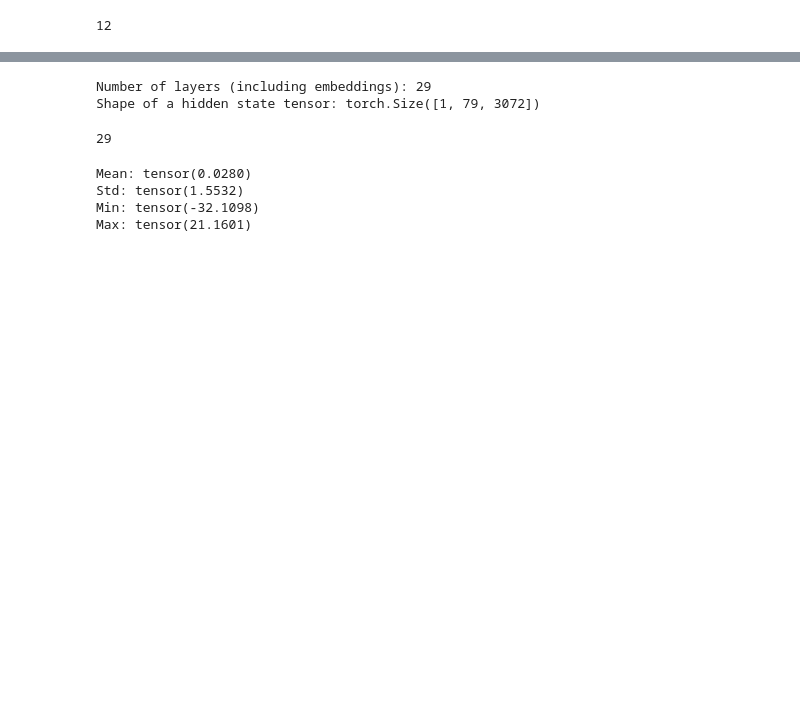
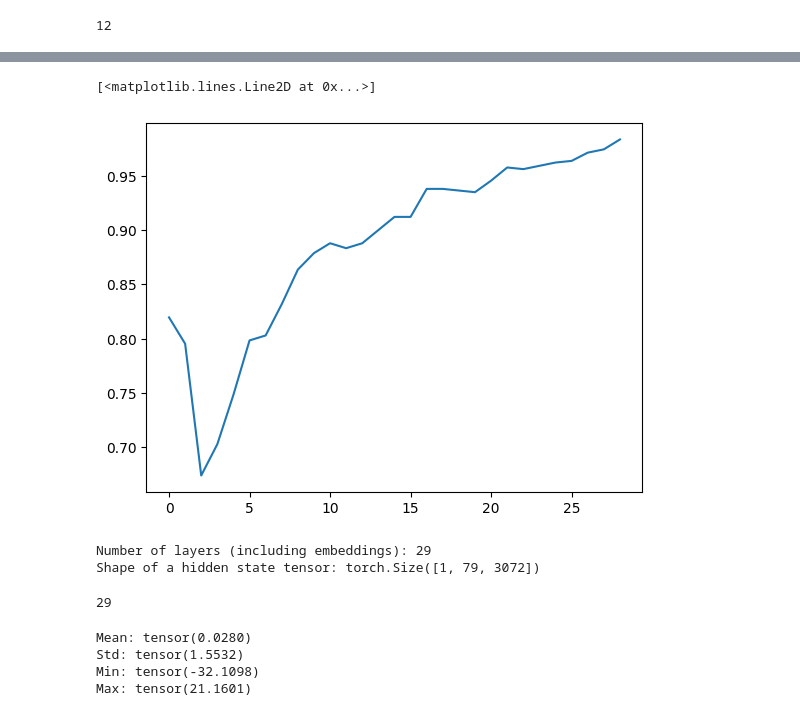
Before and after one commit to jessmka/probing_classifiers, a Jupyter notebook: probes.ipynb, the cells around one changed output, grey strips where cells are left out. Drawn from its saved outputs; the diff is of its cells as text; code cells hidden in the pictures; blank space fills up the shorter version.

```diff
--- a/probes.ipynb
+++ b/probes.ipynb
@@ -41,5 +38,10 @@ for j in range(29):
 # data_dict
 # %%
+# loop through prompts and get hidden states
+data_dict = {}
+# Create keys with empty lists for each layer in hidden_states
+for j in range(29):
+    data_dict[j] = []
 # Loop through and add demo + hidden_state to data_dict
 for i in prompts_data:
     for k,v in i.items():
@@ -55,5 +57,10 @@ for i in prompts_data:
             # Extract hidden states
             hidden_states = outputs.hidden_states
             for idx, repr in enumerate(hidden_states):
-                data_dict[idx].append(dict(demo=k, hidden=repr))
+                # print(repr.shape)
+
+                # Need to do mean pooling because there's a different number of tokens
+                # This should give each hidden the same dimension
+                # print(repr.mean(dim=1).squeeze(0).shape)
+                data_dict[idx].append(dict(demo=k, hidden=repr.mean(dim=1).squeeze(0)))
 # %%
@@ -70,14 +85,18 @@ from sklearn.model_selection import cross_val_score
 # %%
 # Calculate probes
 regress_list = []
+results = []
 for key_layer, value in data_dict.items():
     # for j in value:
     X = [j['hidden'] for j in value]
+    X_tensor = torch.stack(X)
+    print(type(X), type(X[0]))
     y = [j['demo'] for j in value]
     clf = LogisticRegression(multi_class='multinomial',solver='newton-cg')
-    clf = clf.fit(X, y)
+    clf = clf.fit(X_tensor, y)
 
-    scores = cross_val_score(clf, X, y, cv=5)
-    print(scores)
+    scores = cross_val_score(clf, X, y, cv=5, scoring='roc_auc_ovr')
+    print('Layer: ', key_layer, ", Scores: ", scores)
+    results.append(np.array(scores).mean())
     regress_list.append(clf)
 # %% [output]
@@ -90,0 +161,7 @@ ValueError: setting an array element with a sequence. The requested array has an
+# %%
+# regress_list[0]
+# results
+plt.plot(results)
+# %% [output]
+[<matplotlib.lines.Line2D at 0x...>]
+[figure, added]
```
Also changed, not shown: parts of 10 cells of this notebook, 1 other file.
